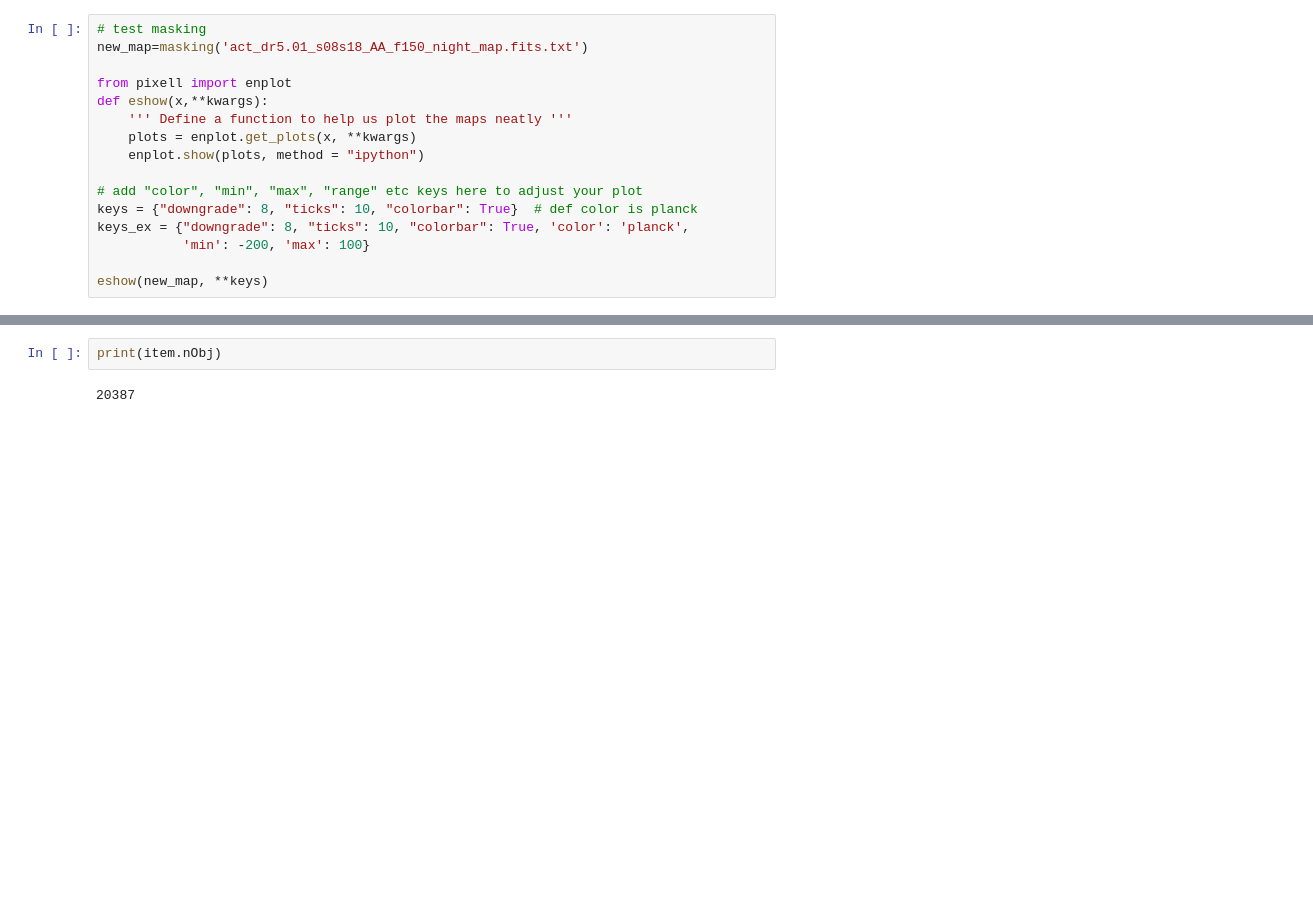
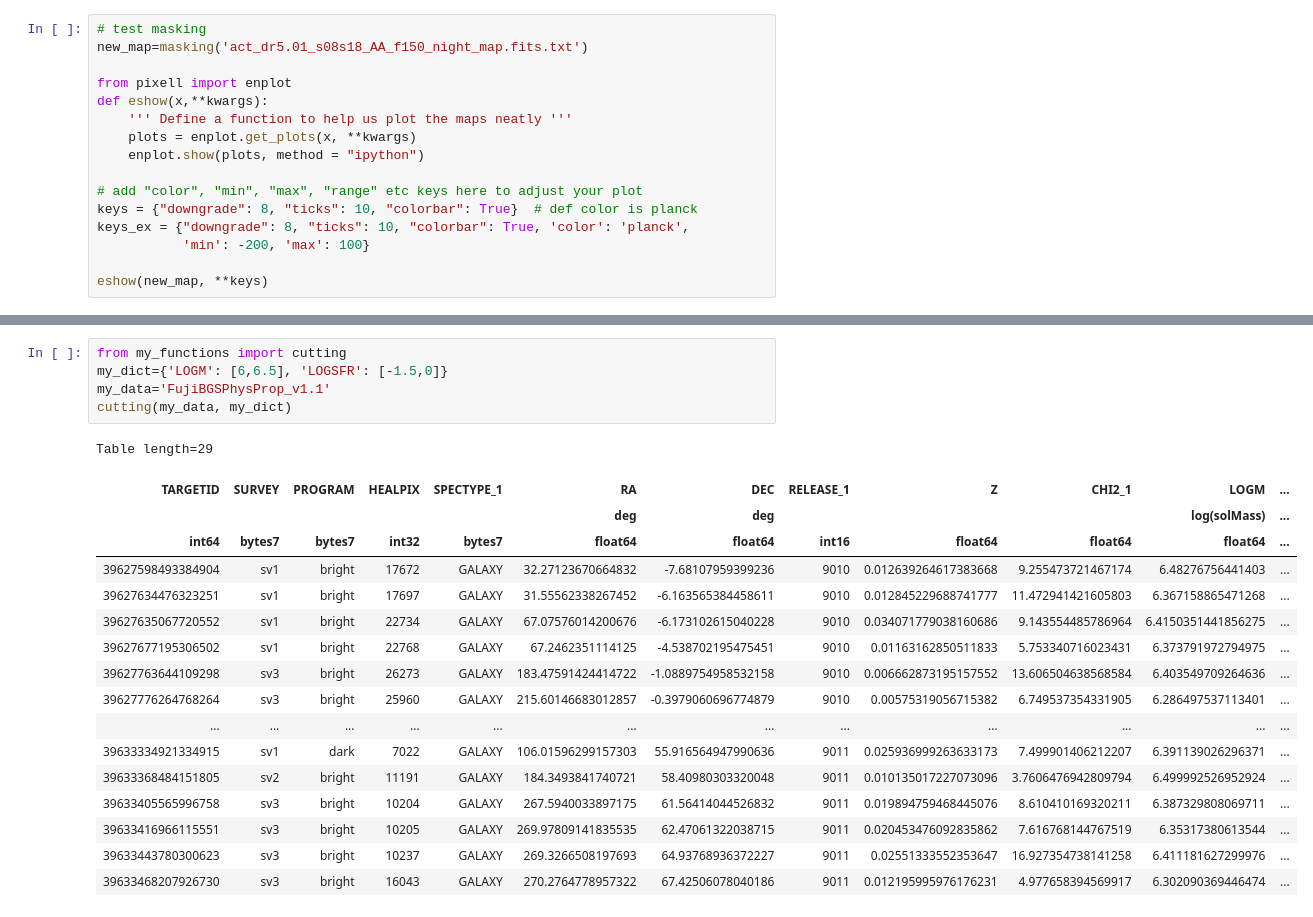
Before and after one commit to abbyschleigh/ThumbStack, a Jupyter notebook: jupyter_note/functions_test.ipynb, the cells around one changed output, grey strips where cells are left out. Cells and saved outputs as stored; diff of their text form; blank space fills up the shorter version.

```diff
--- a/jupyter_note/functions_test.ipynb
+++ b/jupyter_note/functions_test.ipynb
@@ -104,7 +99,26 @@ WARNING: UnitsWarning: 'nanomaggy^-2' did not parse as fits unit: At col 0, Unit
 # %%
-print(item.nObj)
+from my_functions import cutting
+my_dict={'LOGM': [6,6.5], 'LOGSFR': [-1.5,0]}
+my_data='FujiBGSPhysProp_v1.1'
+cutting(my_data, my_dict)
 # %% [output]
-20387
+Table length=29
+| TARGETID | SURVEY | PROGRAM | HEALPIX | SPECTYPE_1 | RA | DEC | RELEASE_1 | Z | CHI2_1 | LOGM | ... |
+|  |  |  |  |  | deg | deg |  |  |  | log(solMass) | ... |
+| int64 | bytes7 | bytes7 | int32 | bytes7 | float64 | float64 | int16 | float64 | float64 | float64 | ... |
+| 39627598493384904 | sv1 | bright | 17672 | GALAXY | 32.27123670664832 | -7.68107959399236 | 9010 | 0.012639264617383668 | 9.255473721467174 | 6.48276756441403 | ... |
+| 39627634476323251 | sv1 | bright | 17697 | GALAXY | 31.55562338267452 | -6.163565384458611 | 9010 | 0.012845229688741777 | 11.472941421605803 | 6.367158865471268 | ... |
+| 39627635067720552 | sv1 | bright | 22734 | GALAXY | 67.07576014200676 | -6.173102615040228 | 9010 | 0.034071779038160686 | 9.143554485786964 | 6.4150351441856275 | ... |
+| 39627677195306502 | sv1 | bright | 22768 | GALAXY | 67.2462351114125 | -4.538702195475451 | 9010 | 0.01163162850511833 | 5.753340716023431 | 6.373791972794975 | ... |
+| 39627763644109298 | sv3 | bright | 26273 | GALAXY | 183.47591424414722 | -1.0889754958532158 | 9010 | 0.006662873195157552 | 13.606504638568584 | 6.403549709264636 | ... |
+| 39627776264768264 | sv3 | bright | 25960 | GALAXY | 215.60146683012857 | -0.3979060696774879 | 9010 | 0.00575319056715382 | 6.749537354331905 | 6.286497537113401 | ... |
+| ... | ... | ... | ... | ... | ... | ... | ... | ... | ... | ... | ... |
+| 39633334921334915 | sv1 | dark | 7022 | GALAXY | 106.01596299157303 | 55.916564947990636 | 9011 | 0.025936999263633173 | 7.499901406212207 | 6.391139026296371 | ... |
+| 39633368484151805 | sv2 | bright | 11191 | GALAXY | 184.3493841740721 | 58.40980303320048 | 9011 | 0.010135017227073096 | 3.7606476942809794 | 6.499992526952924 | ... |
+| 39633405565996758 | sv3 | bright | 10204 | GALAXY | 267.5940033897175 | 61.56414044526832 | 9011 | 0.019894759468445076 | 8.610410169320211 | 6.387329808069711 | ... |
+| 39633416966115551 | sv3 | bright | 10205 | GALAXY | 269.97809141835535 | 62.47061322038715 | 9011 | 0.020453476092835862 | 7.616768144767519 | 6.35317380613544 | ... |
+| 39633443780300623 | sv3 | bright | 10237 | GALAXY | 269.3266508197693 | 64.93768936372227 | 9011 | 0.02551333552353647 | 16.927354738141258 | 6.411181627299976 | ... |
+| 39633468207926730 | sv3 | bright | 16043 | GALAXY | 270.2764778957322 | 67.42506078040186 | 9011 | 0.012195995976176231 | 4.977658394569917 | 6.302090369446474 | ... |
 # %%
 #import sys
 #sys.path.append('../src/')
```
Also changed, not shown: parts of 2 cells of this notebook, 1 other file.
